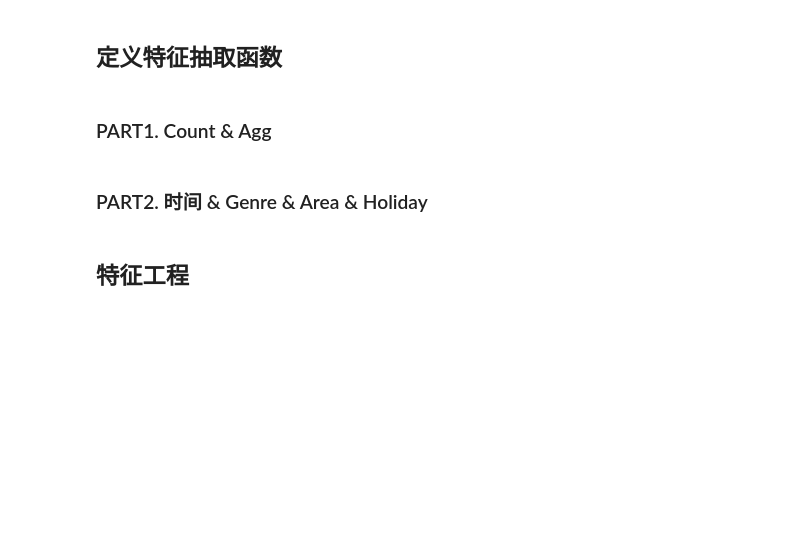
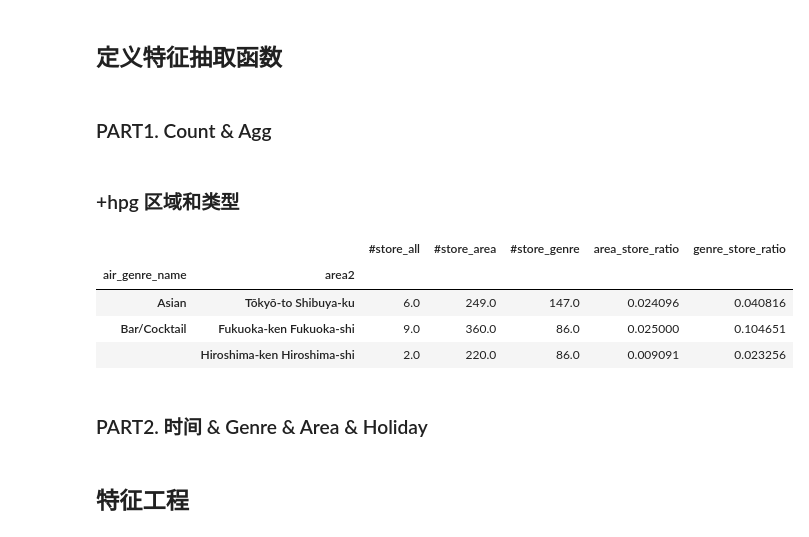
Before and after one commit to shenc3/kaggle_note, a Jupyter notebook: Recruit Restaurant Visitor Forecasting/Predict.ipynb, the cells around one changed output. Cells and saved outputs as stored; diff of their text form; code cells hidden in the pictures; blank space fills up the shorter version.

```diff
--- a/Recruit Restaurant Visitor Forecasting/Predict.ipynb
+++ b/Recruit Restaurant Visitor Forecasting/Predict.ipynb
@@ -88,6 +88,13 @@ time_feats(data['tes'])
 data['tra'] = data['tra'].merge(data['as'][['air_store_id', 'air_genre_name', 'air_area_name']], how='left', on='air_store_id')
 data['tes'] = data['tes'].merge(data['as'][['air_store_id', 'air_genre_name', 'air_area_name']], how='left', on='air_store_id')
 
+# 生成area1, area2
+data['tra']['area1'] = data['tra']['air_area_name'].str.split().str[0]
+data['tra']['area2'] = data['tra']['air_area_name'].apply(lambda x: ' '.join(x.split()[:2]))
+
+data['tes']['area1'] = data['tes']['air_area_name'].str.split().str[0]
+data['tes']['area2'] = data['tes']['air_area_name'].apply(lambda x: ' '.join(x.split()[:2]))
+
 # 匹配holiday信息
 data['tra'] = data['tra'].merge(data['hol'].drop('day_of_week', axis=1), how='left', on='visit_date')
 data['tes'] = data['tes'].merge(data['hol'].drop('day_of_week', axis=1), how='left', on='visit_date')
@@ -307,3 +314,5 @@ genre_area_penetration            --> <index> air_genre_name, air_area_name,
 genre_area_diver                       --> <index> air_genre_name, air_area_name,                <cols> store_num, area_store_num, genre_store_num
                                                                                                                                                        area_store_ratio, genre_store_ratio
 '''
+# %% [markdown]
+### +hpg 区域和类型
@@ -310,3 +390,11 @@ genre_area_diver                       --> <index> air_genre_name, air_area_name
+# %%
+genre_area_num_all.head(3)
+# %% [output]
+|  |  | #store_all | #store_area | #store_genre | area_store_ratio | genre_store_ratio |
+| air_genre_name | area2 |  |  |  |  |  |
+| Asian | Tōkyō-to Shibuya-ku | 6.0 | 249.0 | 147.0 | 0.024096 | 0.040816 |
+| Bar/Cocktail | Fukuoka-ken Fukuoka-shi | 9.0 | 360.0 | 86.0 | 0.025000 | 0.104651 |
+|  | Hiroshima-ken Hiroshima-shi | 2.0 | 220.0 | 86.0 | 0.009091 | 0.023256 |
 # %%
 # TODO
 #   1. 重命名
```
Also changed, not shown: parts of 5 cells of this notebook, 1 other file.
